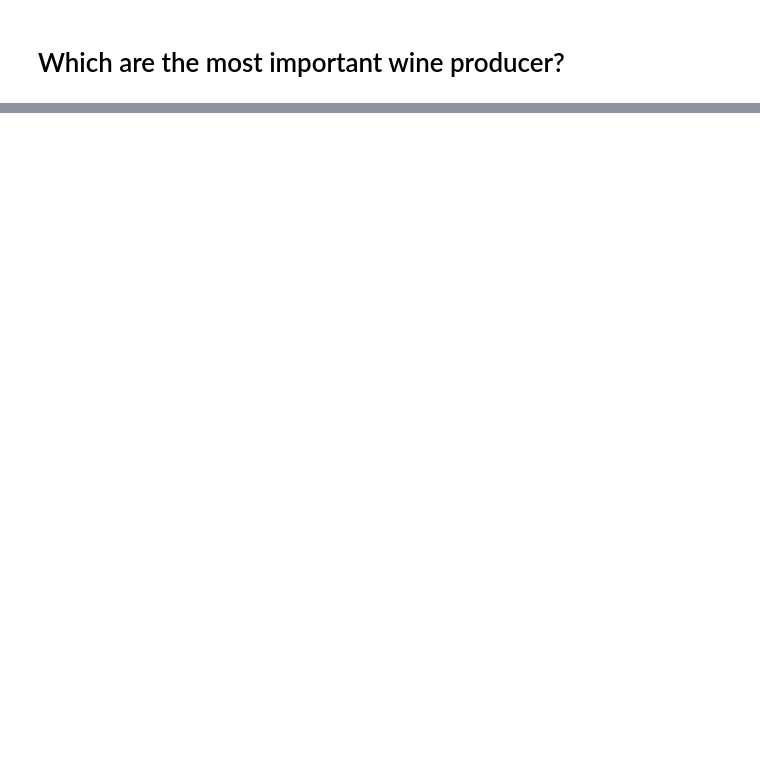
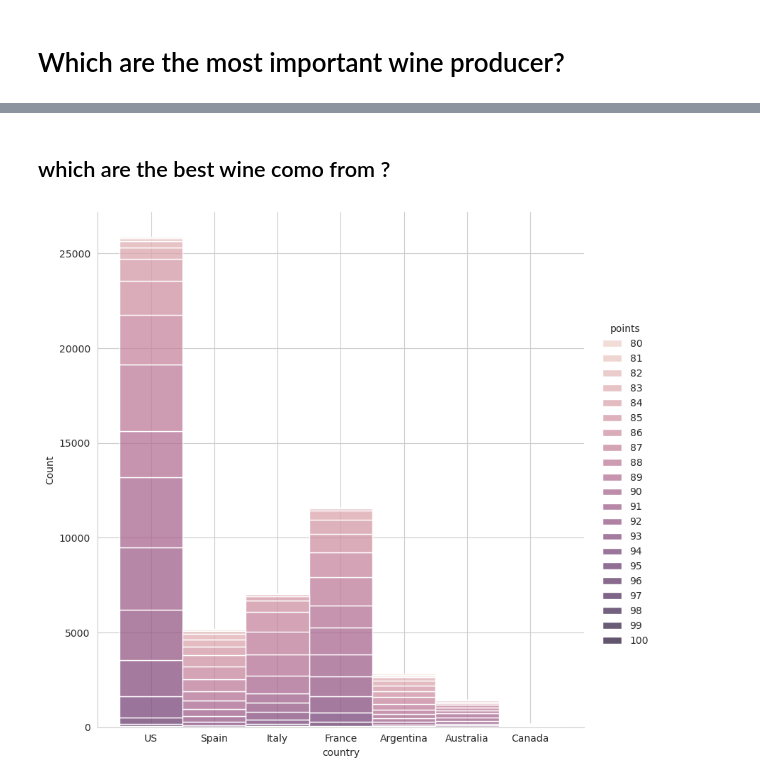
Before and after one commit to AstinSeverino/Wine-, a Jupyter notebook: wine.ipynb, the cells around one changed output, grey strips where cells are left out. Drawn from its saved outputs; the diff is of its cells as text; code cells hidden in the pictures; blank space fills up the shorter version.

```diff
--- a/wine.ipynb
+++ b/wine.ipynb
@@ -189,0 +200,15 @@ wine
+# %% [markdown]
+## which are the best wine como from ?
+# %%
+
+(
+    sns.displot(
+    data=wine,
+    x='country',
+    hue='points',
+    height=8,
+    multiple='stack'
+    )
+);
+# %% [output]
+[figure, added]
```
Also changed, not shown: parts of 17 cells of this notebook.
